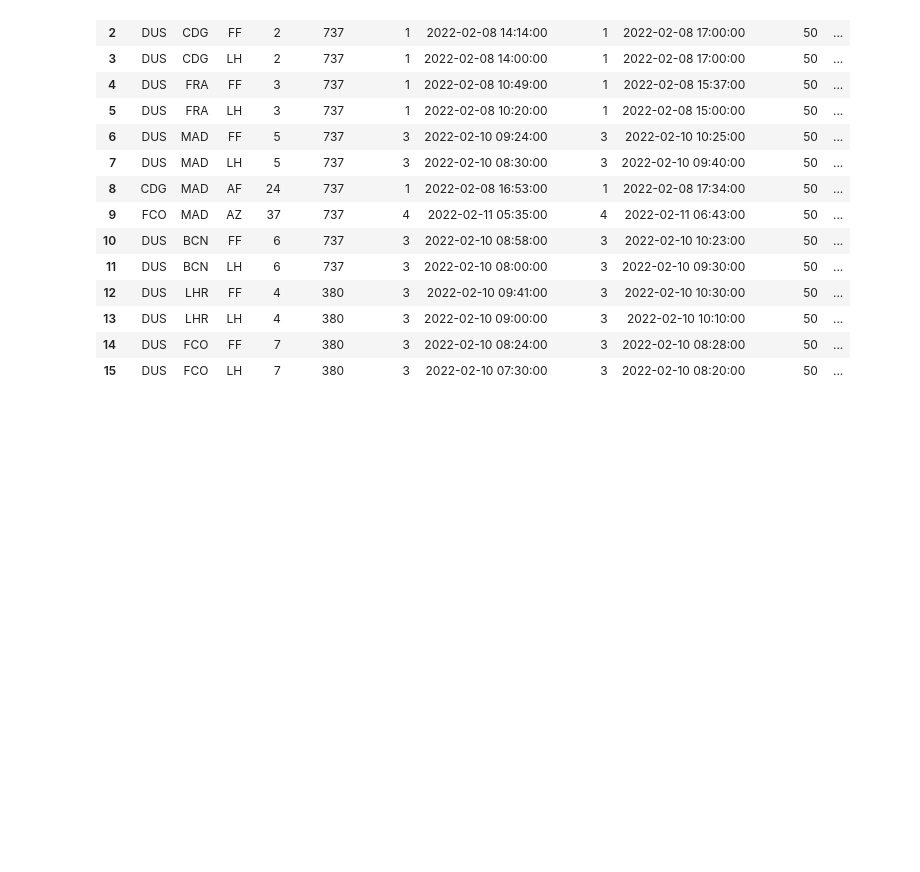
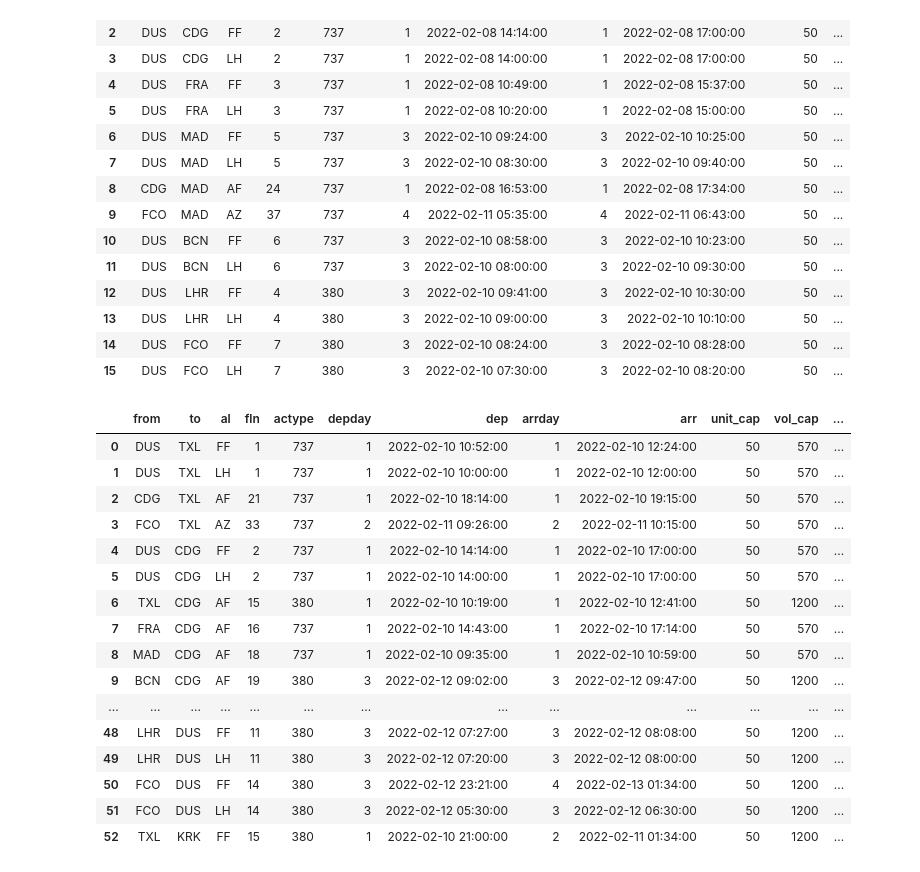
Before and after one commit to faical-allou/planetwork_api, a Jupyter notebook: notebook/model.ipynb, the cells around one changed output. Cells and saved outputs as stored; diff of their text form; code cells hidden in the pictures; blank space fills up the shorter version.

```diff
--- a/notebook/model.ipynb
+++ b/notebook/model.ipynb
@@ -277,7 +298,25 @@ list_itin[0]
 | 14 | DUS | FCO | FF | 7 | 380 | 3 | 2022-02-10 08:24:00 | 3 | 2022-02-10 08:28:00 | 50 | ... |
 | 15 | DUS | FCO | LH | 7 | 380 | 3 | 2022-02-10 07:30:00 | 3 | 2022-02-10 08:20:00 | 50 | ... |
 # %%
-itin_selected
+full_sked
+# %% [output]
+|  | from | to | al | fln | actype | depday | dep | arrday | arr | unit_cap | vol_cap | ... |
+| 0 | DUS | TXL | FF | 1 | 737 | 1 | 2022-02-10 10:52:00 | 1 | 2022-02-10 12:24:00 | 50 | 570 | ... |
+| 1 | DUS | TXL | LH | 1 | 737 | 1 | 2022-02-10 10:00:00 | 1 | 2022-02-10 12:00:00 | 50 | 570 | ... |
+| 2 | CDG | TXL | AF | 21 | 737 | 1 | 2022-02-10 18:14:00 | 1 | 2022-02-10 19:15:00 | 50 | 570 | ... |
+| 3 | FCO | TXL | AZ | 33 | 737 | 2 | 2022-02-11 09:26:00 | 2 | 2022-02-11 10:15:00 | 50 | 570 | ... |
+| 4 | DUS | CDG | FF | 2 | 737 | 1 | 2022-02-10 14:14:00 | 1 | 2022-02-10 17:00:00 | 50 | 570 | ... |
+| 5 | DUS | CDG | LH | 2 | 737 | 1 | 2022-02-10 14:00:00 | 1 | 2022-02-10 17:00:00 | 50 | 570 | ... |
+| 6 | TXL | CDG | AF | 15 | 380 | 1 | 2022-02-10 10:19:00 | 1 | 2022-02-10 12:41:00 | 50 | 1200 | ... |
+| 7 | FRA | CDG | AF | 16 | 737 | 1 | 2022-02-10 14:43:00 | 1 | 2022-02-10 17:14:00 | 50 | 570 | ... |
+| 8 | MAD | CDG | AF | 18 | 737 | 1 | 2022-02-10 09:35:00 | 1 | 2022-02-10 10:59:00 | 50 | 570 | ... |
+| 9 | BCN | CDG | AF | 19 | 380 | 3 | 2022-02-12 09:02:00 | 3 | 2022-02-12 09:47:00 | 50 | 1200 | ... |
+| ... | ... | ... | ... | ... | ... | ... | ... | ... | ... | ... | ... | ... |
+| 48 | LHR | DUS | FF | 11 | 380 | 3 | 2022-02-12 07:27:00 | 3 | 2022-02-12 08:08:00 | 50 | 1200 | ... |
+| 49 | LHR | DUS | LH | 11 | 380 | 3 | 2022-02-12 07:20:00 | 3 | 2022-02-12 08:00:00 | 50 | 1200 | ... |
+| 50 | FCO | DUS | FF | 14 | 380 | 3 | 2022-02-12 23:21:00 | 4 | 2022-02-13 01:34:00 | 50 | 1200 | ... |
+| 51 | FCO | DUS | LH | 14 | 380 | 3 | 2022-02-12 05:30:00 | 3 | 2022-02-12 06:30:00 | 50 | 1200 | ... |
+| 52 | TXL | KRK | FF | 15 | 380 | 1 | 2022-02-10 21:00:00 | 2 | 2022-02-11 01:34:00 | 50 | 1200 | ... |
 # %%
 itin_selected = avail_list_itin[choice_stops]['index']==choice_index
 # %%
```
Also changed, not shown: parts of 5 cells of this notebook, 1 other file.
